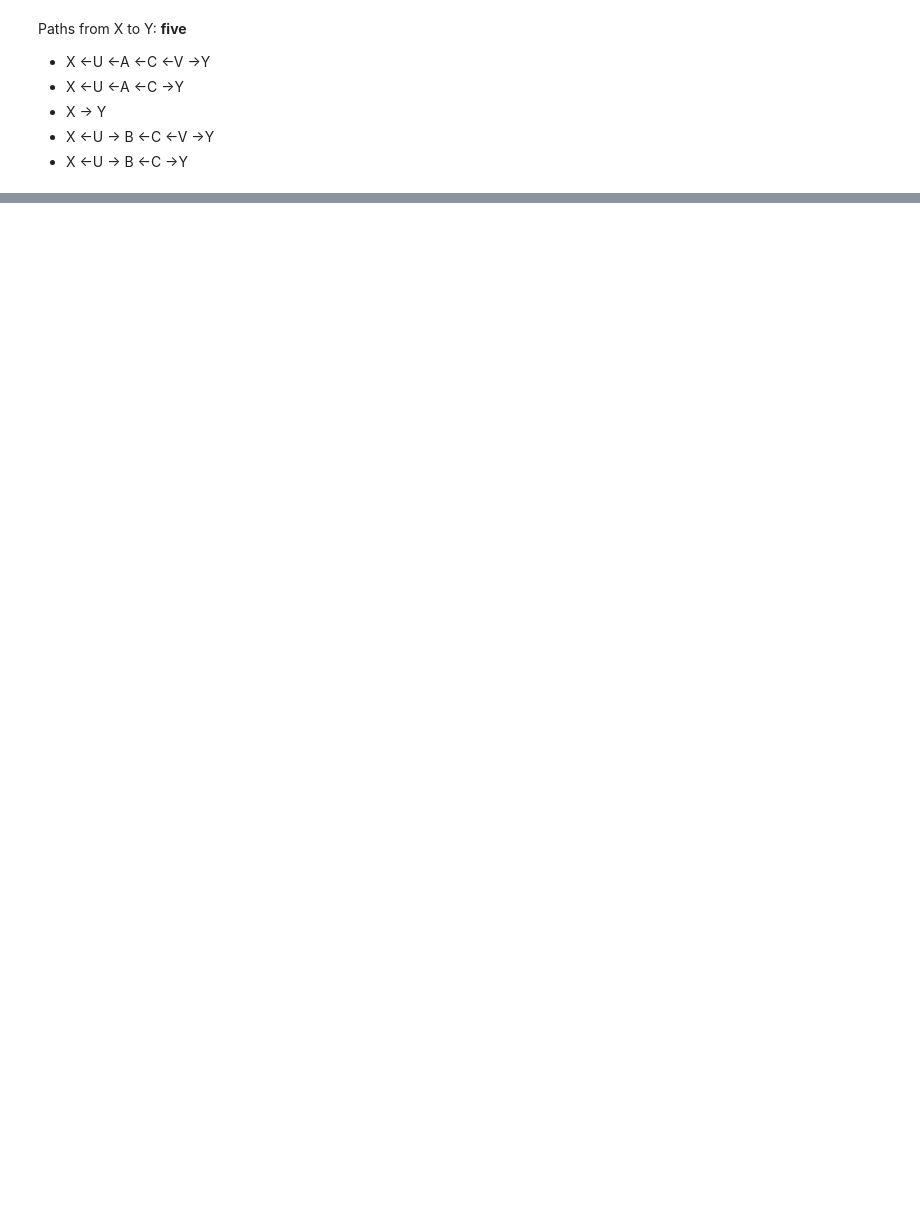
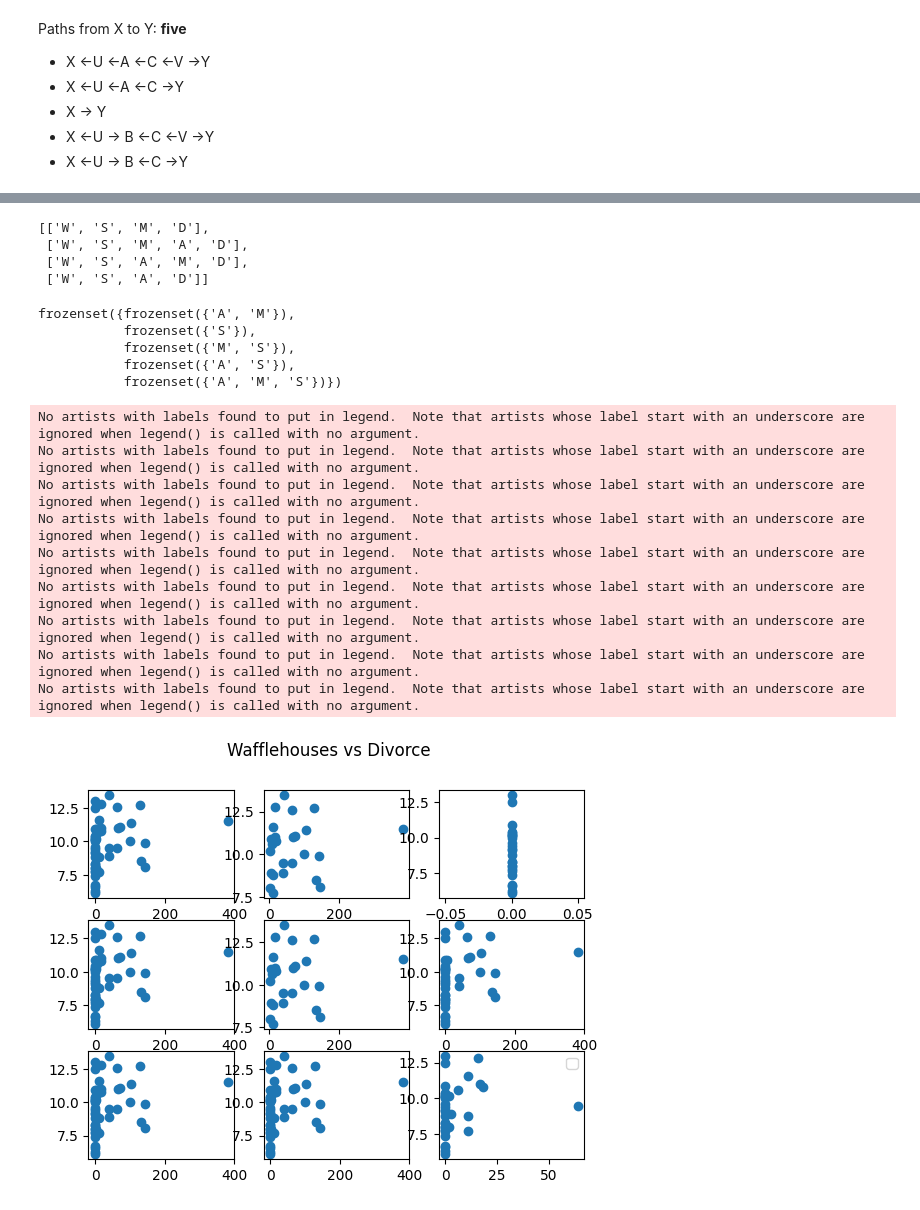
Before and after one commit to CarJung/statisitcal-rethinking, a Jupyter notebook: Rethinking_2/End_of_chapter_problems/chapter_6 answears.ipynb, the cells around one changed output, grey strips where cells are left out. Saved outputs shown, nothing was run; the diff lists cells and outputs as text; code cells hidden in the pictures; blank space fills up the shorter version.

```diff
--- a/Rethinking_2/End_of_chapter_problems/chapter_6 answears.ipynb
+++ b/Rethinking_2/End_of_chapter_problems/chapter_6 answears.ipynb
@@ -99,0 +244,3 @@ Paths from X to Y:
+# %%
+data = pd.read_csv("./data/WaffleDivorce.csv", delimiter=";")
+data.head()
@@ -99,0 +254,47 @@ Paths from X to Y:
+# %%
+Waffle.get_all_backdoor_paths("W","D")
+# %% [output]
+[['W', 'S', 'M', 'D'],
+ ['W', 'S', 'M', 'A', 'D'],
+ ['W', 'S', 'A', 'M', 'D'],
+ ['W', 'S', 'A', 'D']]
+# %%
+Waffle.get_all_backdoor_adjustment_sets("W","D")
+# %% [output]
+frozenset({frozenset({'A', 'M'}),
+           frozenset({'S'}),
+           frozenset({'M', 'S'}),
+           frozenset({'A', 'S'}),
+           frozenset({'A', 'M', 'S'})})
+# %%
+fig, ax = plt.subplots(3, 3)
+ax[0,0].scatter(data['WaffleHouses'], data['Divorce'])
+plt.legend();
+ax[0,1].scatter(data[data['WaffleHouses'] > np.median(data['WaffleHouses'])]['WaffleHouses'], data[data['WaffleHouses'] > np.median(data['WaffleHouses'])]['Divorce'])
+plt.legend();
+ax[0,2].scatter(data[data['WaffleHouses'] < np.median(data['WaffleHouses'])]['WaffleHouses'], data[data['WaffleHouses'] < np.median(data['WaffleHouses'])]['Divorce'])
+plt.legend();
+plt.suptitle('Wafflehouses vs Divorce');
+ax[1,0].scatter(data['WaffleHouses'], data['Divorce'])
+plt.legend();
+ax[1,1].scatter(data[(data['WaffleHouses'] > np.median(data['WaffleHouses'])) | (data['South'] == 1)]['WaffleHouses'], data[(data['WaffleHouses'] > np.median(data['WaffleHouses'])) | (data['South'] == 1)]['Divorce'])
+plt.legend();
+ax[1,2].scatter(data[(data['WaffleHouses'] < np.median(data['WaffleHouses'])) | (data['South'] == 1)]['WaffleHouses'], data[(data['WaffleHouses'] < np.median(data['WaffleHouses'])) | (data['South'] == 1)]['Divorce'])
+plt.legend();
+ax[2,0].scatter(data['WaffleHouses'], data['Divorce'])
+plt.legend();
+ax[2,1].scatter(data[(data['WaffleHouses'] > np.median(data['WaffleHouses'])) | (data['South'] == 0)]['WaffleHouses'], data[(data['WaffleHouses'] > np.median(data['WaffleHouses'])) | (data['South'] == 0)]['Divorce'])
+plt.legend();
+ax[2,2].scatter(data[(data['WaffleHouses'] < np.median(data['WaffleHouses'])) | (data['South'] == 0)]['WaffleHouses'], data[(data['WaffleHouses'] < np.median(data['WaffleHouses'])) | (data['South'] == 0)]['Divorce'])
+plt.legend();
+# %% [output]
+No artists with labels found to put in legend.  Note that artists whose label start with an underscore are ignored when legend() is called with no argument.
+No artists with labels found to put in legend.  Note that artists whose label start with an underscore are ignored when legend() is called with no argument.
+No artists with labels found to put in legend.  Note that artists whose label start with an underscore are ignored when legend() is called with no argument.
+No artists with labels found to put in legend.  Note that artists whose label start with an underscore are ignored when legend() is called with no argument.
+No artists with labels found to put in legend.  Note that artists whose label start with an underscore are ignored when legend() is called with no argument.
+No artists with labels found to put in legend.  Note that artists whose label start with an underscore are ignored when legend() is called with no argument.
+No artists with labels found to put in legend.  Note that artists whose label start with an underscore are ignored when legend() is called with no argument.
+No artists with labels found to put in legend.  Note that artists whose label start with an underscore are ignored when legend() is called with no argument.
+No artists with labels found to put in legend.  Note that artists whose label start with an underscore are ignored when legend() is called with no argument.
+[figure, added]
```
Also changed, not shown: parts of 46 cells of this notebook, 3 other files.
